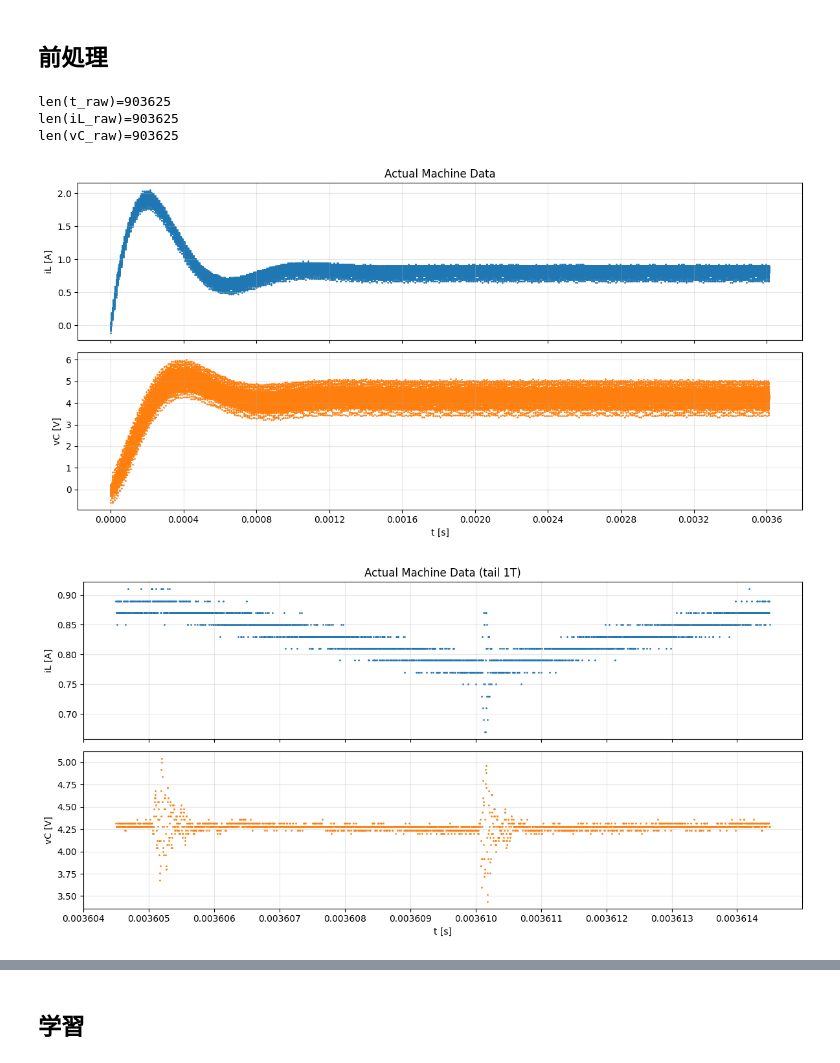
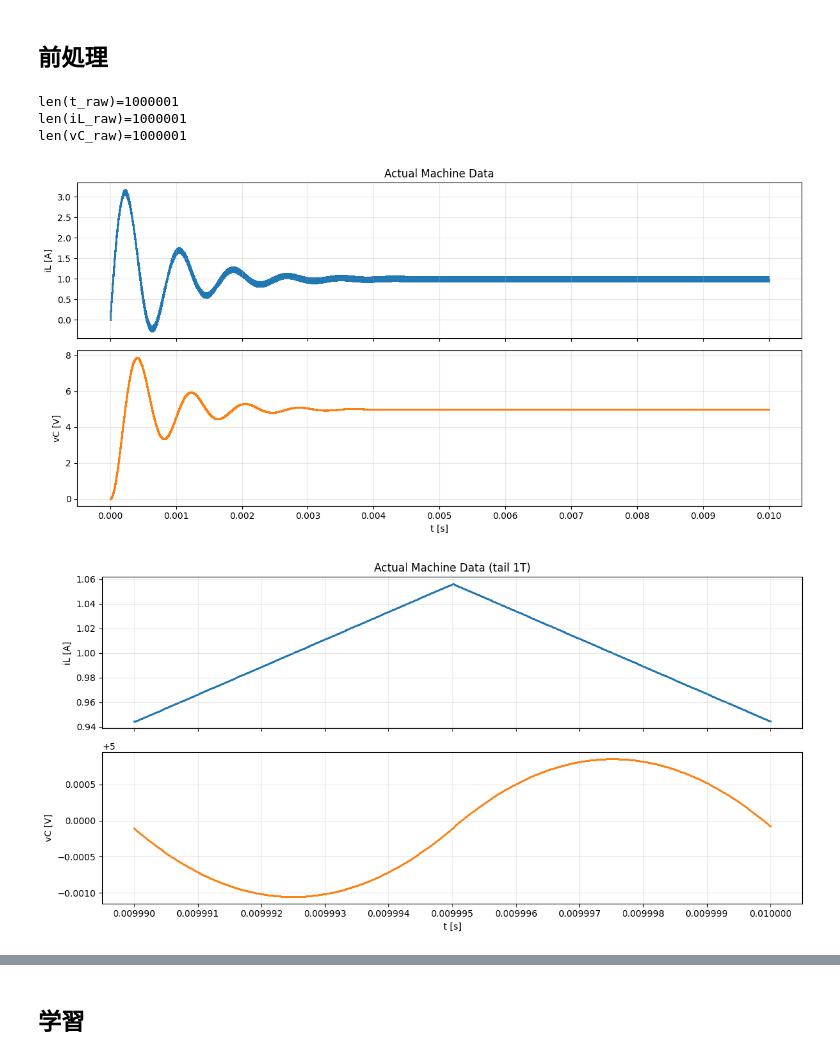
Before and after one commit to University-Laboratory/rnn-pann, a Jupyter notebook: actual_machine_notebooks/note5/note.ipynb, the cells around one changed output, grey strips where cells are left out. Saved outputs shown, nothing was run; the diff lists cells and outputs as text; code cells hidden in the pictures.

Commit message:
refactor: Update execution counts and improve markdown formatting in slide.md; enhance data source descriptions for clarity and consistency in simulation parameters

```diff
--- a/actual_machine_notebooks/note5/note.ipynb
+++ b/actual_machine_notebooks/note5/note.ipynb
@@ -40,8 +40,8 @@ keep_log: bool = False
 
 @dataclass(frozen=True)
 class Params:
-    data_path: str = path_list.path2
-    # data_path: str = "../../data/buck_sim_Vin10.0_Vref5.0_fs100000.0_ppc1000_cyc1000/buck_sim_Vin10.0_Vref5.0_fs100000.csv"
+    # data_path: str = path_list.path2
+    data_path: str = "../../data/buck_sim_Vin10.0_Vref5.0_fs100000.0_ppc1000_cyc1000/buck_sim_Vin10.0_Vref5.0_fs100000.csv"
 
     # 真値パラメータ
     L_true: float = 223.6e-6
@@ -84,54 +84,55 @@ if keep_log:
 # %% [markdown]
 ## 前処理
 # %%
-time_label = "TIME"
-# time_label = "t"
-iL_label = "CH2"
-# iL_label = "iL"
-vC_label = "CH1"
-# vC_label = "vC"
+# time_label = "TIME"
+time_label = "t"
+# iL_label = "CH2"
+iL_label = "iL"
+# vC_label = "CH1"
+vC_label = "vC"
 
 # データの読み込み
 # df = pd.read_csv(params.data_path)
-df = pd.read_csv(params.data_path, skiprows=20)
+df = pd.read_csv(params.data_path, skiprows=0)
 
-mask: np.ndarray = df[time_label].to_numpy(dtype=np.float64) >= -0.000080
+mask: np.ndarray = df[time_label].to_numpy(dtype=np.float64) >= -0.0
+# mask: np.ndarray = df[time_label].to_numpy(dtype=np.float64) >= -0.000080
 t_raw_full: np.ndarray = df.loc[mask, time_label].to_numpy(dtype=np.float64)  # 秒
 t_raw: np.ndarray = t_raw_full - t_raw_full[0]
 iL_raw: np.ndarray = df.loc[mask, iL_label].to_numpy(dtype=np.float64)  # A
 vC_raw: np.ndarray = df.loc[mask, vC_label].to_numpy(dtype=np.float64)  # V
 
 
 print(f"{len(t_raw)=}")
 print(f"{len(iL_raw)=}")
 print(f"{len(vC_raw)=}")
 
 fig_list = plot_iLvC(
     t_raw,
     iL_raw,
     vC_raw,
     T=1 / params.f_sw,
     title="Actual Machine Data",
     show_tail=(1,),
     plot_style="scatter",  # 点で描画
     marker=".",
     markersize=2.0,
 )
 
 if keep_log:
     for i, (fig, _) in enumerate(fig_list):
         save_figure_to_log(
             fig,
             f"実機データ(加工前)_{i}",
             result_dir,
             "実機データ(加工前)" if i == 0 else None,
         )
 # %% [output]
-len(t_raw)=903625
-len(iL_raw)=903625
-len(vC_raw)=903625
+len(t_raw)=1000001
+len(iL_raw)=1000001
+len(vC_raw)=1000001
-[figure, old version]
+[figure, new version]
-[figure, old version]
+[figure, new version]
 # %%
 # Duty
 window = t_raw > t_raw[-1] - params.T * 10
```
Also changed, not shown: parts of 13 cells of this notebook, 1 other file.
